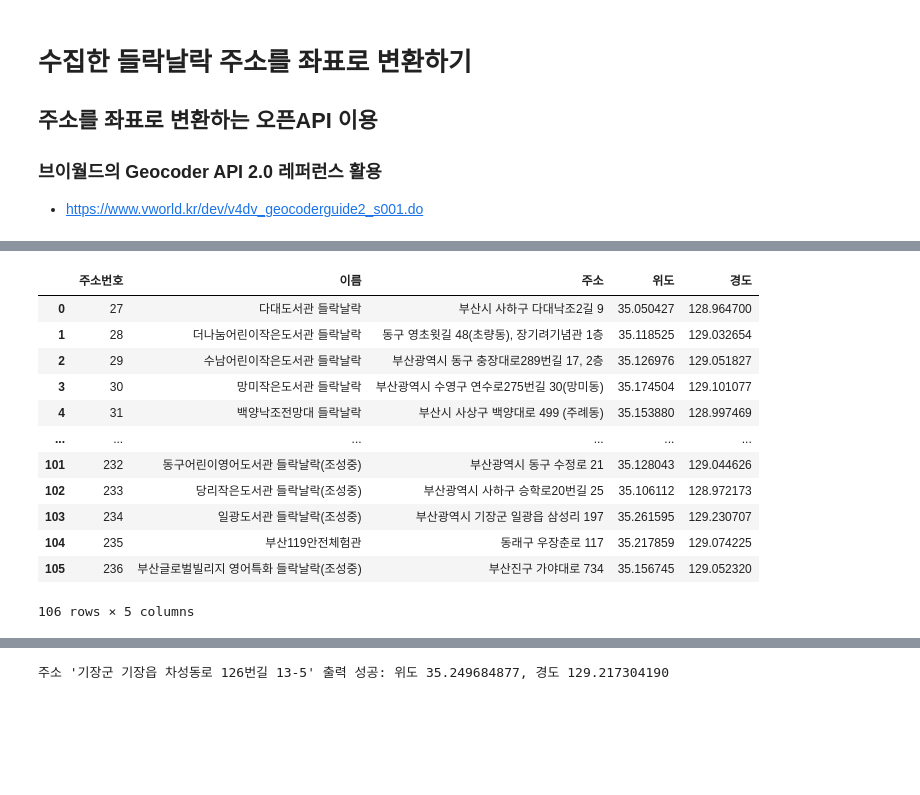
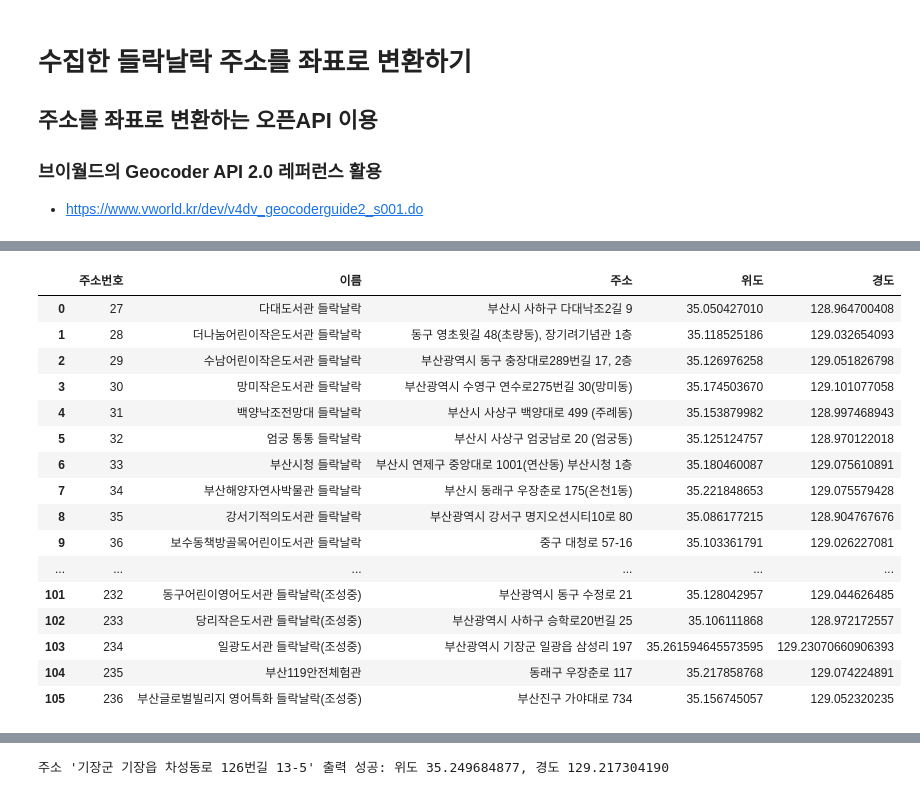
Before and after one commit to GoraniDesu/BigData_Busan, a Jupyter notebook: 들락날락_위치_좌표/들락날락 시설명 주소 수집코드.ipynb, the cells around one changed output, grey strips where cells are left out. Drawn from its saved outputs; the diff is of its cells as text; code cells hidden in the pictures; blank space fills up the shorter version.

```diff
--- a/들락날락_위치_좌표/들락날락 시설명 주소 수집코드.ipynb
+++ b/들락날락_위치_좌표/들락날락 시설명 주소 수집코드.ipynb
@@ -115,9 +191,9 @@ for idx, addr in enumerate(busan_df2['주소']):
         "address": addr,
         "format": "json",
         "type": "road", # 도로명 주소로 좌표 변환 시도
-        "key": '', # 발급받은 API 키를 작은따옴표 사이에 입력
+        "key": '3BDEB80E-7485-3E95-9639-1E81D0E02869', # 발급받은 API 키를 작은따옴표 사이에 입력
     }
-    response = requests.get(apiurl, params=params, timeout=2)
+    response = requests.get(apiurl, params=params)
     time.sleep(random.uniform(1, 2))  # 1~2초 대기(과도한 요청으로 인한 서버 부담 방지)
     if response.status_code == 200:
         response_json = response.json()
@@ -136,7 +212,7 @@ for idx, addr in enumerate(busan_df2['주소']):
             # 도로명 주소로 실패 시 지번 주소로 재시도
             print(f"인덱스 {idx}, 주소 '{addr}' 출력 실패. 재시도")
             params['type'] = 'parcel'
-            response = requests.get(apiurl, params=params, timeout=2)
+            response = requests.get(apiurl, params=params)
             time.sleep(random.uniform(1, 2))
             if response.status_code == 200:
                 response_json = response.json()
@@ -154,8 +230,11 @@ for idx, addr in enumerate(busan_df2['주소']):
     else:
         print(f"인덱스 {idx}, 주소 '{addr}' 요청 실패: 상태 코드 {response.status_code}")
 
-busan_df2.to_csv('부산광역시_좌표추가.csv', index=False, encoding='utf-8')
-# 위도/경도를 추가한 데이터를 다른 CSV 파일로 저장
+위도_개수 = busan_df2['위도'].count()
+경도_개수 = busan_df2['경도'].count()
+print(f"위도 값 개수: {위도_개수}")
+print(f"경도 값 개수: {경도_개수}")
+# 위도와 경도 컬럼에서 NaN이 아닌 값(즉, 실제 좌표가 있는 데이터)의 개수 출력
 # %% [output]
 인덱스 0, 주소 '부산시 사하구 다대낙조2길 9' 출력 성공: 위도 35.050427010, 경도 128.964700408
 인덱스 1, 주소 '동구 영초윗길 48(초량동), 장기려기념관 1층' 출력 성공: 위도 35.118525186, 경도 129.032654093
@@ -177,19 +274,22 @@ busan_df2.to_csv('부산광역시_좌표추가.csv', index=False, encoding='utf-
 # %%
-busan_df3 = pd.read_csv('부산광역시_좌표추가.csv') # 저장한 CSV 파일을 다시 읽어옴
-busan_df3 # 수집된 데이터를 출력하여 누락되는 데이터 검토
+busan_df2 # 수집된 데이터를 출력하여 누락되는 데이터 검토
 # %% [output]
 |  | 주소번호 | 이름 | 주소 | 위도 | 경도 |
-| 0 | 27 | 다대도서관 들락날락 | 부산시 사하구 다대낙조2길 9 | 35.050427 | 128.964700 |
-| 1 | 28 | 더나눔어린이작은도서관 들락날락 | 동구 영초윗길 48(초량동), 장기려기념관 1층 | 35.118525 | 129.032654 |
-| 2 | 29 | 수남어린이작은도서관 들락날락 | 부산광역시 동구 충장대로289번길 17, 2층 | 35.126976 | 129.051827 |
-| 3 | 30 | 망미작은도서관 들락날락 | 부산광역시 수영구 연수로275번길 30(망미동) | 35.174504 | 129.101077 |
-| 4 | 31 | 백양낙조전망대 들락날락 | 부산시 사상구 백양대로 499 (주례동) | 35.153880 | 128.997469 |
+| 0 | 27 | 다대도서관 들락날락 | 부산시 사하구 다대낙조2길 9 | 35.050427010 | 128.964700408 |
+| 1 | 28 | 더나눔어린이작은도서관 들락날락 | 동구 영초윗길 48(초량동), 장기려기념관 1층 | 35.118525186 | 129.032654093 |
+| 2 | 29 | 수남어린이작은도서관 들락날락 | 부산광역시 동구 충장대로289번길 17, 2층 | 35.126976258 | 129.051826798 |
+| 3 | 30 | 망미작은도서관 들락날락 | 부산광역시 수영구 연수로275번길 30(망미동) | 35.174503670 | 129.101077058 |
+| 4 | 31 | 백양낙조전망대 들락날락 | 부산시 사상구 백양대로 499 (주례동) | 35.153879982 | 128.997468943 |
+| 5 | 32 | 엄궁 통통 들락날락 | 부산시 사상구 엄궁남로 20 (엄궁동) | 35.125124757 | 128.970122018 |
+| 6 | 33 | 부산시청 들락날락 | 부산시 연제구 중앙대로 1001(연산동) 부산시청 1층 | 35.180460087 | 129.075610891 |
+| 7 | 34 | 부산해양자연사박물관 들락날락 | 부산시 동래구 우장춘로 175(온천1동) | 35.221848653 | 129.075579428 |
+| 8 | 35 | 강서기적의도서관 들락날락 | 부산광역시 강서구 명지오션시티10로 80 | 35.086177215 | 128.904767676 |
+| 9 | 36 | 보수동책방골목어린이도서관 들락날락 | 중구 대청로 57-16 | 35.103361791 | 129.026227081 |
 | ... | ... | ... | ... | ... | ... |
-| 101 | 232 | 동구어린이영어도서관 들락날락(조성중) | 부산광역시 동구 수정로 21 | 35.128043 | 129.044626 |
-| 102 | 233 | 당리작은도서관 들락날락(조성중) | 부산광역시 사하구 승학로20번길 25 | 35.106112 | 128.972173 |
-| 103 | 234 | 일광도서관 들락날락(조성중) | 부산광역시 기장군 일광읍 삼성리 197 | 35.261595 | 129.230707 |
-| 104 | 235 | 부산119안전체험관 | 동래구 우장춘로 117 | 35.217859 | 129.074225 |
-| 105 | 236 | 부산글로벌빌리지 영어특화 들락날락(조성중) | 부산진구 가야대로 734 | 35.156745 | 129.052320 |
+| 101 | 232 | 동구어린이영어도서관 들락날락(조성중) | 부산광역시 동구 수정로 21 | 35.128042957 | 129.044626485 |
+| 102 | 233 | 당리작은도서관 들락날락(조성중) | 부산광역시 사하구 승학로20번길 25 | 35.106111868 | 128.972172557 |
+| 103 | 234 | 일광도서관 들락날락(조성중) | 부산광역시 기장군 일광읍 삼성리 197 | 35.261594645573595 | 129.23070660906393 |
+| 104 | 235 | 부산119안전체험관 | 동래구 우장춘로 117 | 35.217858768 | 129.074224891 |
+| 105 | 236 | 부산글로벌빌리지 영어특화 들락날락(조성중) | 부산진구 가야대로 734 | 35.156745057 | 129.052320235 |
-106 rows × 5 columns
 # %% [markdown]
 ### 106개 주소 중 3개 출력 실패 확인 후 별도 출력
```
Also changed, not shown: parts of 12 cells of this notebook, 2 other files.
